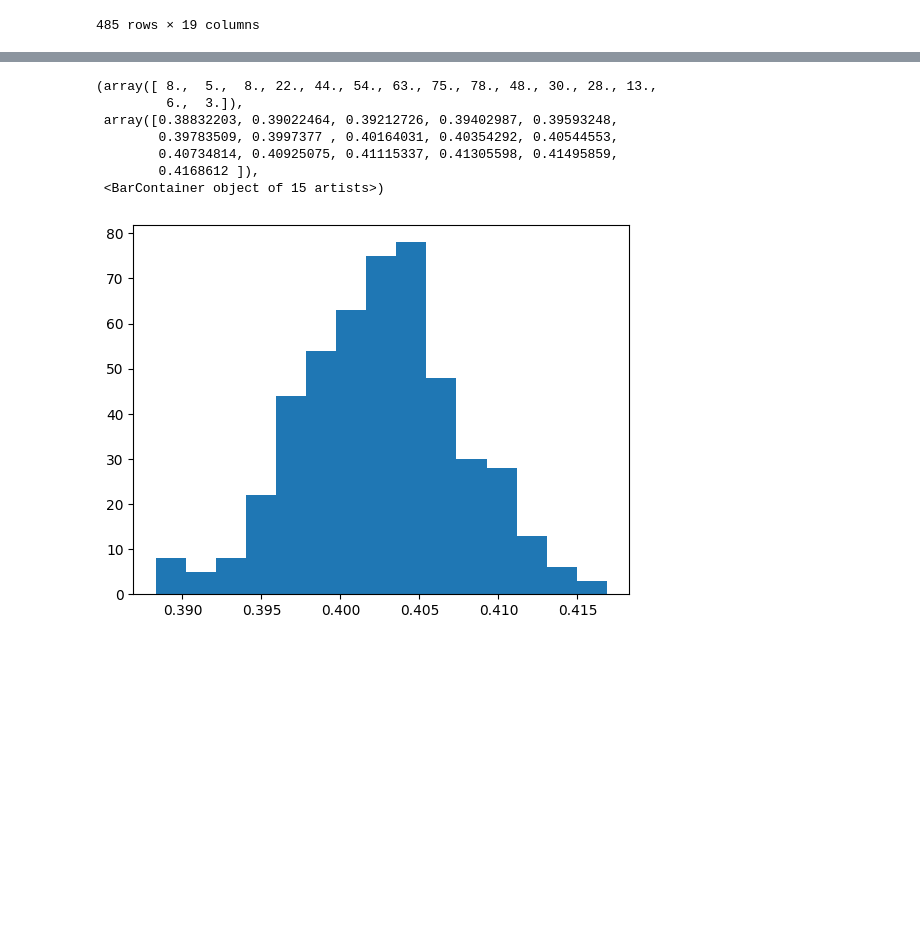
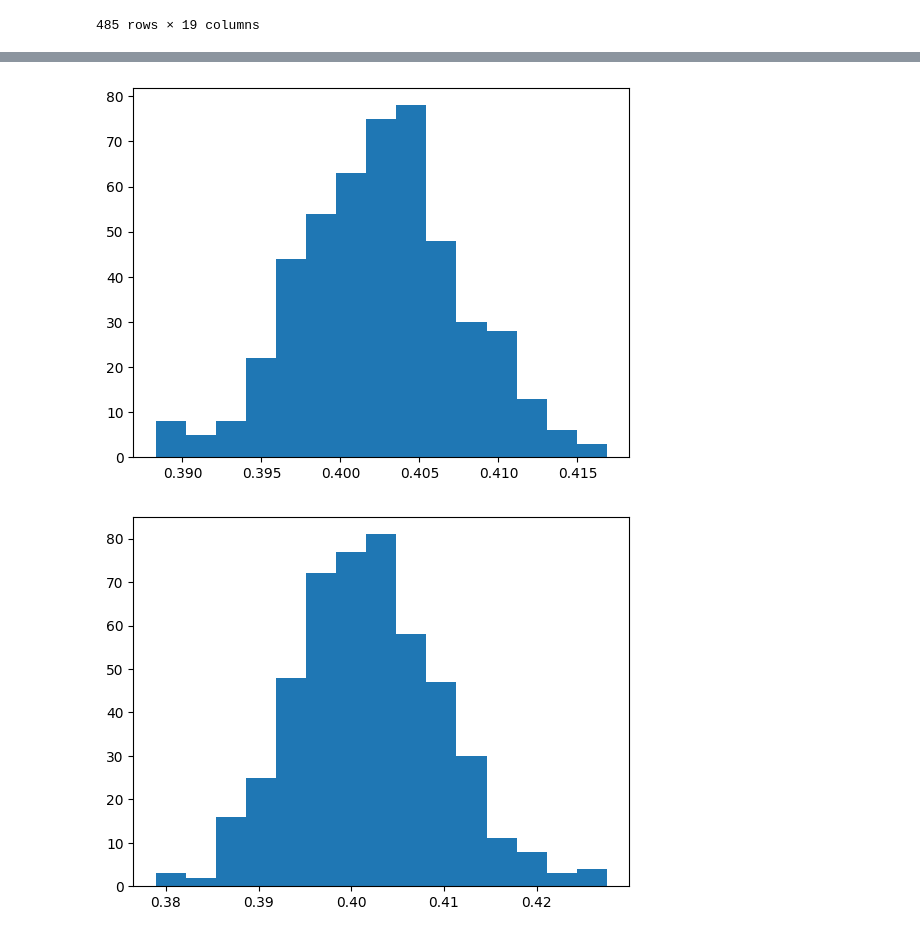
Before and after one commit to nicolastalia/mmcs_final, a Jupyter notebook: data_visualization.ipynb, the cells around one changed output, grey strips where cells are left out. Drawn from its saved outputs; the diff is of its cells as text; code cells hidden in the pictures; blank space fills up the shorter version.

```diff
--- a/data_visualization.ipynb
+++ b/data_visualization.ipynb
@@ -112,11 +112,8 @@ df3
-# %%
-plt.hist(y,bins=15)
-# %% [output]
-(array([ 8.,  5.,  8., 22., 44., 54., 63., 75., 78., 48., 30., 28., 13.,
-         6.,  3.]),
- array([0.38832203, 0.39022464, 0.39212726, 0.39402987, 0.39593248,
-        0.39783509, 0.3997377 , 0.40164031, 0.40354292, 0.40544553,
-        0.40734814, 0.40925075, 0.41115337, 0.41305598, 0.41495859,
-        0.4168612 ]),
- <BarContainer object of 15 artists>)
-[figure, removed]
+# %%
+list = [df3['transac_prob'],df3['description_prob'],df3['customer_prob'],df3['total_prob']]
+for y in list:
+    plt.hist(y,bins=15)
+    plt.show()
+# %% [output]
+[figure, added]
+[figure, added]
```
Also changed, not shown: parts of 2 cells of this notebook.
